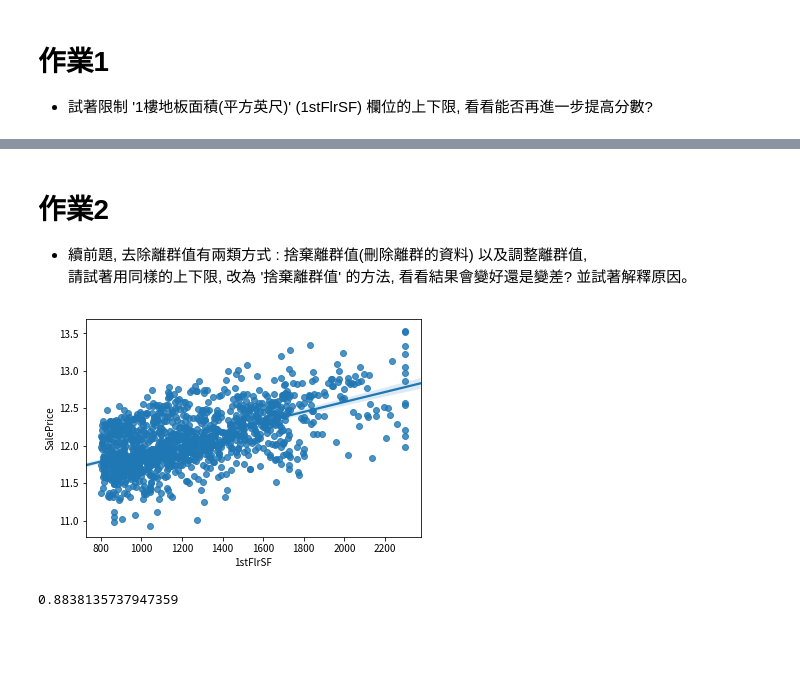
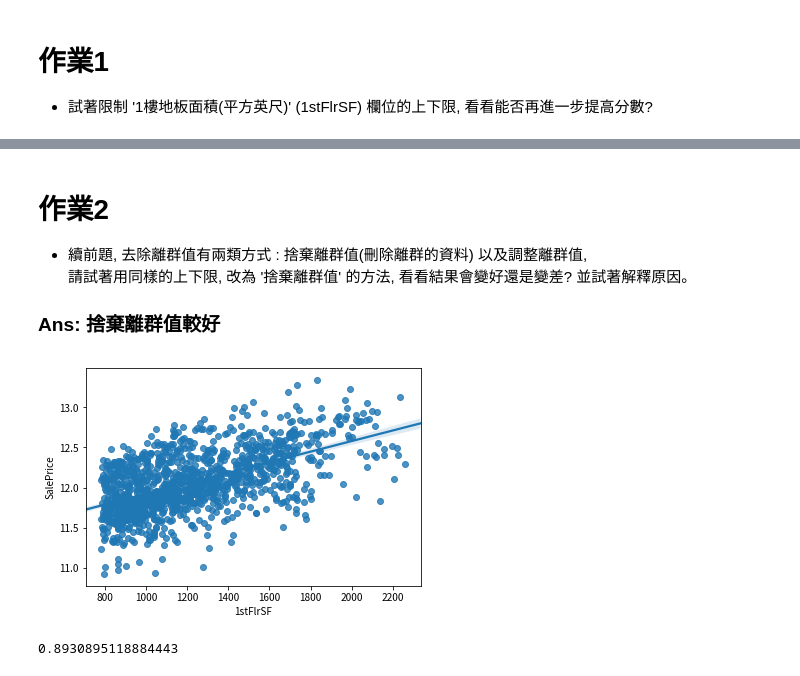
Before and after one commit to okayell/2nd-ML100Days, a Jupyter notebook: Homework/Day_020_HW.ipynb, the cells around one changed output, grey strips where cells are left out. Drawn from its saved outputs; the diff is of its cells as text; code cells hidden in the pictures; blank space fills up the shorter version.

```diff
--- a/Homework/Day_020_HW.ipynb
+++ b/Homework/Day_020_HW.ipynb
@@ -87,18 +87,19 @@ cross_val_score(estimator, train_X, train_Y, cv=5).mean()
 # 作業2
 * 續前題, 去除離群值有兩類方式 :  捨棄離群值(刪除離群的資料) 以及調整離群值,
 請試著用同樣的上下限, 改為 '捨棄離群值' 的方法, 看看結果會變好還是變差? 並試著解釋原因。
+### Ans: 捨棄離群值較好
 # %%
 # 將 1stFlrSF 限制在你覺得適合的範圍內, 捨棄離群值
-keep_indexs = (df['1stFlrSF']> 800) & (df['1stFlrSF']< 2500)
+keep_indexs = (df['1stFlrSF']> 780) & (df['1stFlrSF']< 2350)
 df = df[keep_indexs]
 train_Y = train_Y[keep_indexs]
 sns.regplot(x = df['1stFlrSF'][:train_num], y=train_Y)
 plt.show()
 
 # 做線性迴歸, 觀察分數
 train_X = MMEncoder.fit_transform(df)
 estimator = LinearRegression()
 cross_val_score(estimator, train_X, train_Y, cv=5).mean()
 # %% [output]
-[figure, old version]
+[figure, new version]
-0.8838135737947359
+0.8930895118884443
```
Also changed, not shown: parts of 2 cells of this notebook, 1 other file.
